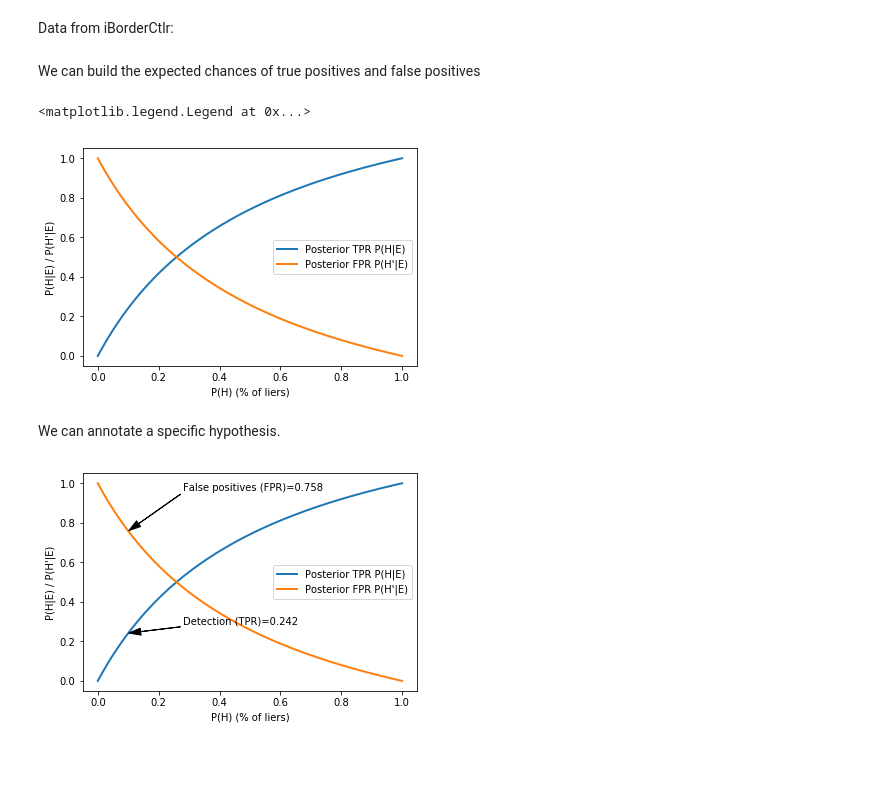
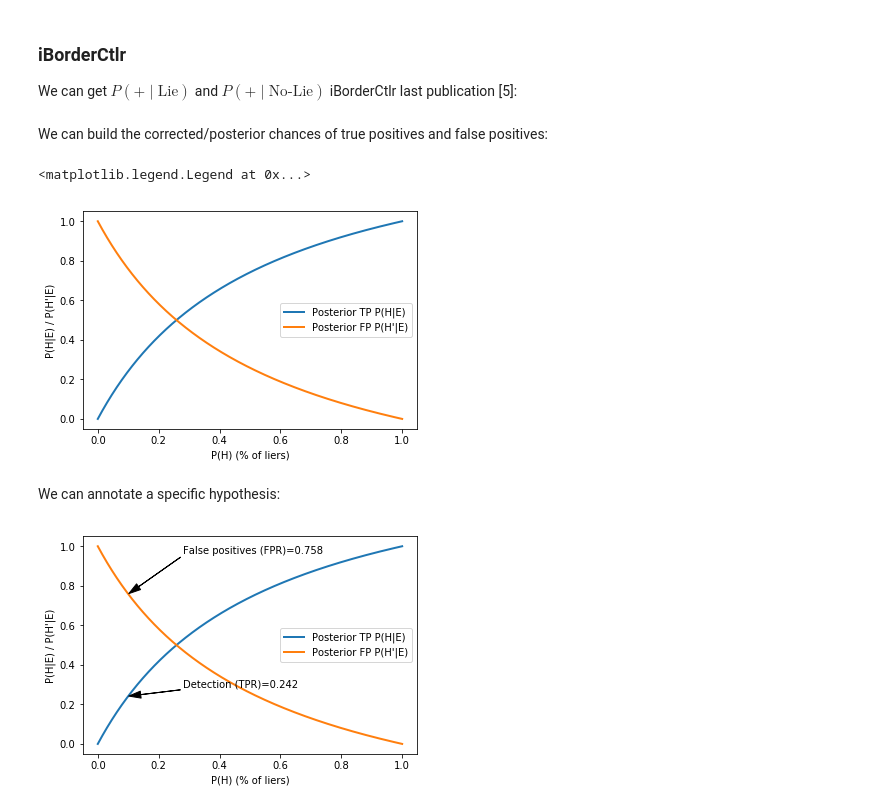
Before and after one commit to javism/bayesian-performance, a Jupyter notebook: bayesian-analysis.ipynb, the cells around one changed output. Drawn from its saved outputs; the diff is of its cells as text; code cells hidden in the pictures; blank space fills up the shorter version.

```diff
--- a/bayesian-analysis.ipynb
+++ b/bayesian-analysis.ipynb
@@ -81,45 +84,60 @@ def posterior(PrEH, PrH, PrEnH):
     return PrHE
-# %% [markdown]
-Data from iBorderCtlr:
+# %% [markdown]
+### iBorderCtlr
+
+We can get $P(\text{+}\mid\text{Lie})$ and $P(\text{+}\mid\text{No-Lie})$ iBorderCtlr last publication [5]:
 # %%
 # Pr(E|H) Chance of a positive test (E) given there is a liar (H). This is the chance of a true positive.
 PrEH = 0.7555
 # Chance of a positive test (E) given that the person wasn't a lying. This is the probability of a  false positive
 PrEnH = 0.2634
 # %% [markdown]
-We can build the expected chances of true positives and false positives
+We can build the corrected/posterior chances of true positives and false positives:
 # %%
 # Let's test different hypothesis
 vPrH = np.arange(0.0, 1.0, 0.00001)
 vfunc = np.vectorize(posterior)
-vPrHE = vfunc(PrEH, vPrH, PrEnH) # posterior of true positives
-vPrnHE = 1-vPrHE # posterior of false positives
+vPrHE = vfunc(PrEH, vPrH, PrEnH)  # posterior of true positives
+vPrnHE = 1 - vPrHE  # posterior of false positives
 
+# Plot the two posteriors
 fig, ax = plt.subplots()
 ax.plot(vPrH, vPrHE, '-', lw=2, color='tab:blue')
 ax.plot(vPrH, vPrnHE, '-', lw=2, color='tab:orange')
 plt.xlabel("P(H) (% of liers)")
 plt.ylabel("P(H|E) / P(H'|E)")
-plt.legend(["Posterior TPR P(H|E)", "Posterior FPR P(H'|E)"])
+plt.legend(["Posterior TP P(H|E)", "Posterior FP P(H'|E)"])
 #plt.title("Bayesian evaluation of performance")
 # %% [output]
 <matplotlib.legend.Legend at 0x...>
-[figure, old version]
+[figure, new version]
 # %% [markdown]
-We can annotate a specific hypothesis.
+We can annotate a specific hypothesis:
 # %%
 i = 10000
-ax.annotate('Detection (TPR)={:.3f}'.format( vPrHE[i] ),
-            xy=(vPrH[i], vPrHE[i]), xycoords='data',
-            xytext=(vPrH[i]+0.2, vPrHE[i]+0.1), textcoords='axes fraction',
-            arrowprops=dict(facecolor='black', shrink=0.01, width=0.05, headwidth=7),
-            horizontalalignment='left', verticalalignment='top')
+ax.annotate('Detection (TPR)={:.3f}'.format(vPrHE[i]),
+            xy=(vPrH[i], vPrHE[i]),
+            xycoords='data',
+            xytext=(vPrH[i] + 0.2, vPrHE[i] + 0.1),
+            textcoords='axes fraction',
+            arrowprops=dict(facecolor='black',
+                            shrink=0.01,
+                            width=0.05,
+                            headwidth=7),
+            horizontalalignment='left',
+            verticalalignment='top')
 
-ax.annotate('False positives (FPR)={:.3f}'.format( vPrnHE[i] ),
-            xy=(vPrH[i], vPrnHE[i]), xycoords='data',
-            xytext=(vPrH[i]+0.2, vPrnHE[i]+0.2), textcoords='axes fraction',
-            arrowprops=dict(facecolor='black', shrink=0.01, width=0.05, headwidth=7),
-            horizontalalignment='left', verticalalignment='top')
+ax.annotate('False positives (FPR)={:.3f}'.format(vPrnHE[i]),
+            xy=(vPrH[i], vPrnHE[i]),
+            xycoords='data',
+            xytext=(vPrH[i] + 0.2, vPrnHE[i] + 0.2),
+            textcoords='axes fraction',
+            arrowprops=dict(facecolor='black',
+                            shrink=0.01,
+                            width=0.05,
+                            headwidth=7),
+            horizontalalignment='left',
+            verticalalignment='top')
 fig
 # %% [output]
-[figure, old version]
+[figure, new version]
```
Also changed, not shown: parts of 9 cells of this notebook.
